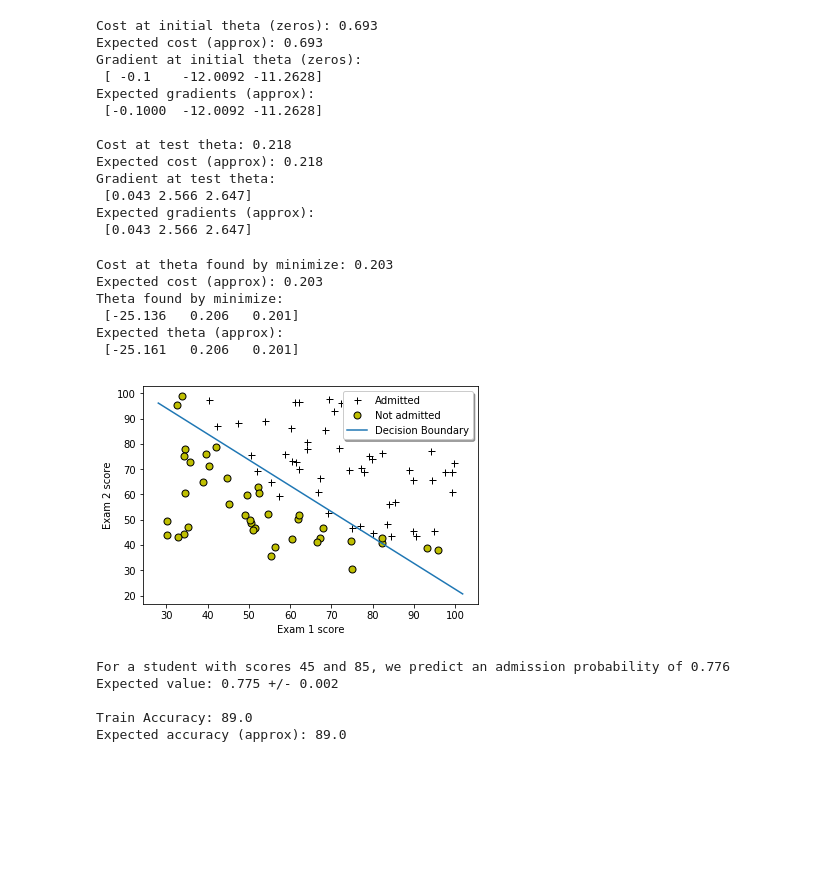
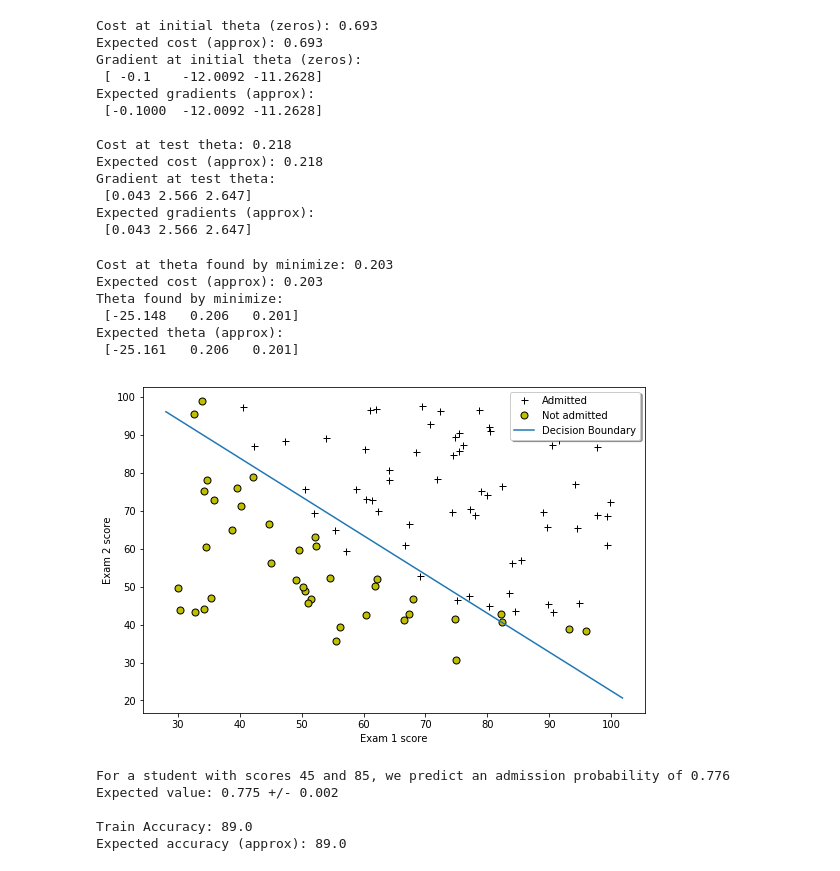
Before and after one commit to junwon1994/Coursera-ML, a Jupyter notebook: notebook/ex2.ipynb, the cells around one changed output. Saved outputs shown, nothing was run; the diff lists cells and outputs as text; code cells hidden in the pictures; blank space fills up the shorter version.

```diff
--- a/notebook/ex2.ipynb
+++ b/notebook/ex2.ipynb
@@ -46,7 +42,5 @@ Plotting data with + indicating (y = 1) examples and o indicating (y = 0) exampl
 # %%
 ## Part 2: Compute Cost and Gradient
-#  In this part of the exercise, you will implement the cost and gradient
-#  for logistic regression.
 
 def sigmoid(z):
     g = 1 / (1 + np.exp(-z))
@@ -57,11 +51,11 @@ def sigmoid(z):
 def costFunction(theta, X, y):
     m = len(y)
 
-    z = np.dot(X, theta)
+    z = X.dot(theta)
     h = sigmoid(z)
 
-    J = (np.dot(-y, np.log(h)) - np.dot(1 - y, np.log(1 - h))) / m
-    grad = np.dot(h - y, X) / m
+    J = (-y.dot(np.log(h)) - (1 - y).dot(np.log(1 - h))) / m
+    grad = (h - y).dot(X) / m
 
     return J, grad
 # %%
@@ -131,41 +123,38 @@ options = {'maxiter': 400}
 
 #  Run minimize to obtain the optimal theta
 #  This function will return information of training
-result = minimize(
-    lambda t: costFunction(t, X, y),
-    initial_theta,
-    method='CG',
-    jac=True,
-    options=options)
+result = minimize(lambda t: costFunction(t, X, y), initial_theta,
+    method='CG',jac=True, options=options)
 theta = result['x']
 cost = result['fun']
 
 # Print theta to screen
 print('Cost at theta found by minimize: {:.3f}'.format(cost))
 print('Expected cost (approx): 0.203')
 print('Theta found by minimize:')
 print(' {} '.format(theta))
 print('Expected theta (approx):')
 print(' [-25.161   0.206   0.201]')
 
 # Plot Boundary
+plt.figure(figsize=(9, 6))
 plotDecisionBoundary(theta, X, y)
 
 # Put some labels
 # Labels and Legend
 plt.xlabel('Exam 1 score')
 plt.ylabel('Exam 2 score')
 
 plt.legend(['Admitted', 'Not admitted', 'Decision Boundary'],
           loc='upper right', shadow=True)
 None
 # %% [output]
 Cost at theta found by minimize: 0.203
 Expected cost (approx): 0.203
 Theta found by minimize:
- [-25.136   0.206   0.201]
+ [-25.148   0.206   0.201]
 Expected theta (approx):
  [-25.161   0.206   0.201]
-[figure, old version]
+[figure, new version]
 # %%
 ## Part 4: Predict and Accuracies
```
Also changed, not shown: parts of 6 cells of this notebook, 5 other files.
